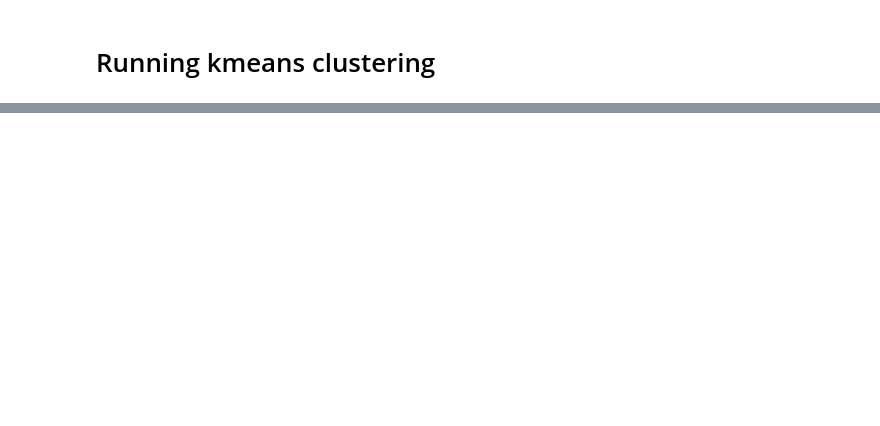
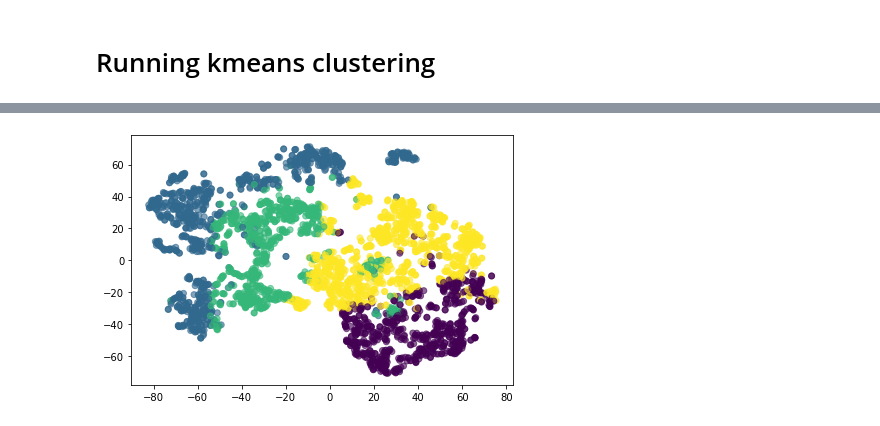
Before and after one commit to CS-433/ml-project-2-ml-plume-1, a Jupyter notebook: code/processing_clustering.ipynb, the cells around one changed output, grey strips where cells are left out. Saved outputs shown, nothing was run; the diff lists cells and outputs as text; code cells hidden in the pictures; blank space fills up the shorter version.

```diff
--- a/code/processing_clustering.ipynb
+++ b/code/processing_clustering.ipynb
@@ -92,0 +99,7 @@ plt.tight_layout()
+# %%
+X_reduced_tsne = TSNE(n_components=2, random_state=0).fit_transform(feature_matrix_roberts)
+labels = KMeans(n_clusters=4, random_state=0).fit_predict(feature_matrix_roberts)
+plt.scatter(X_reduced_tsne[:,0], X_reduced_tsne[:,1], c=labels, alpha=0.6)
+plt.tight_layout()
+# %% [output]
+[figure, added]
```
Also changed, not shown: parts of 17 cells of this notebook, 3 other files.
